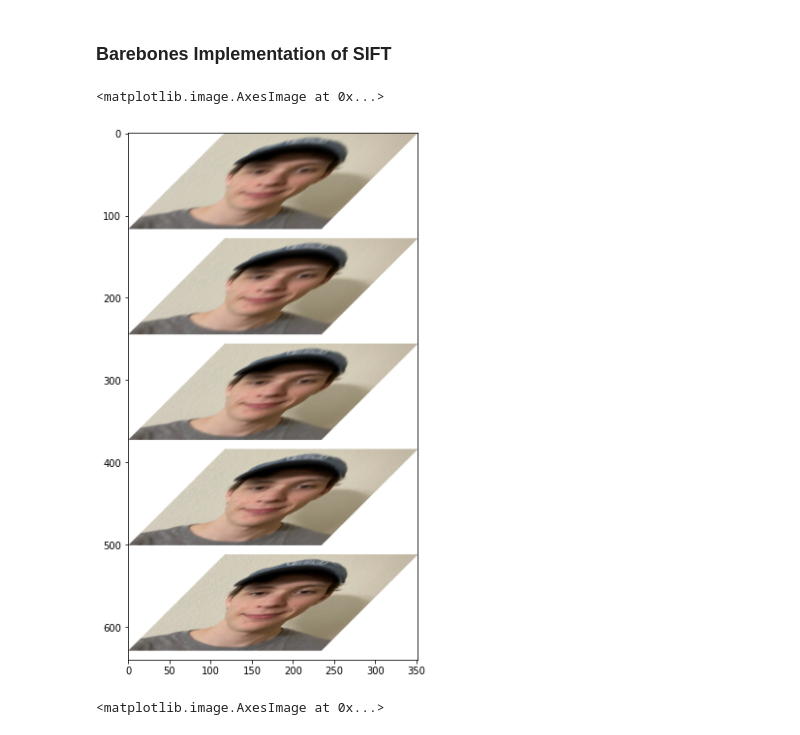
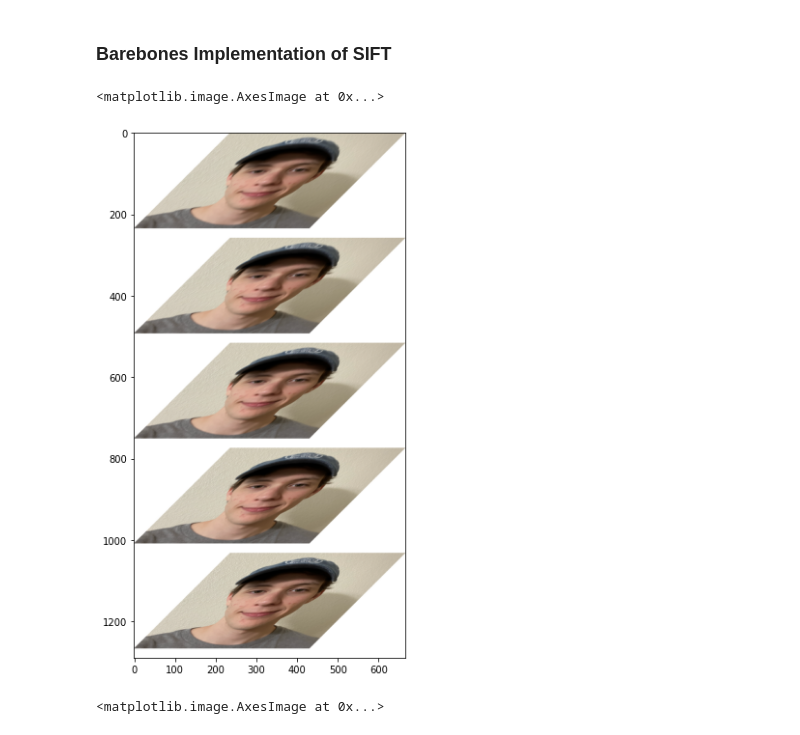
Before and after one commit to WTS012201/CompVis, a Jupyter notebook: ImageStitching/sift.ipynb, the cells around one changed output. Cells and saved outputs as stored; diff of their text form; code cells hidden in the pictures.

```diff
--- a/ImageStitching/sift.ipynb
+++ b/ImageStitching/sift.ipynb
@@ -11,19 +11,22 @@ import math
 # %%
 k = math.sqrt(2)
 sigma = 1
-img = cv.imread("me.PNG", cv.IMREAD_COLOR)
-img = cv.cvtColor(img, cv.COLOR_BGR2RGB)
+src = cv.imread("me.PNG", cv.IMREAD_COLOR)
+src = cv.cvtColor(src, cv.COLOR_BGR2RGB)
+img = src.copy()
 n_octaves = 4
+oct_size = 5
 
 octaves = []
 for i in range(n_octaves):
-    octave = utils.gen_octave(img, 5)
+    octave = utils.gen_octave(img, oct_size)
     img = cv.resize(img, (img.shape[0] // 2, img.shape[0] // 2))
     octaves.append(octave)
 
+sample_oct_idx = 0
 plt.figure(figsize=(10,10))
-plt.imshow(utils.stack_imgs(octaves[1]))
+plt.imshow(utils.stack_imgs(octaves[sample_oct_idx]))
 # %% [output]
 <matplotlib.image.AxesImage at 0x...>
-[figure, old version]
+[figure, new version]
 # %%
```
Also changed, not shown: parts of 7 cells of this notebook, 1 other file.
